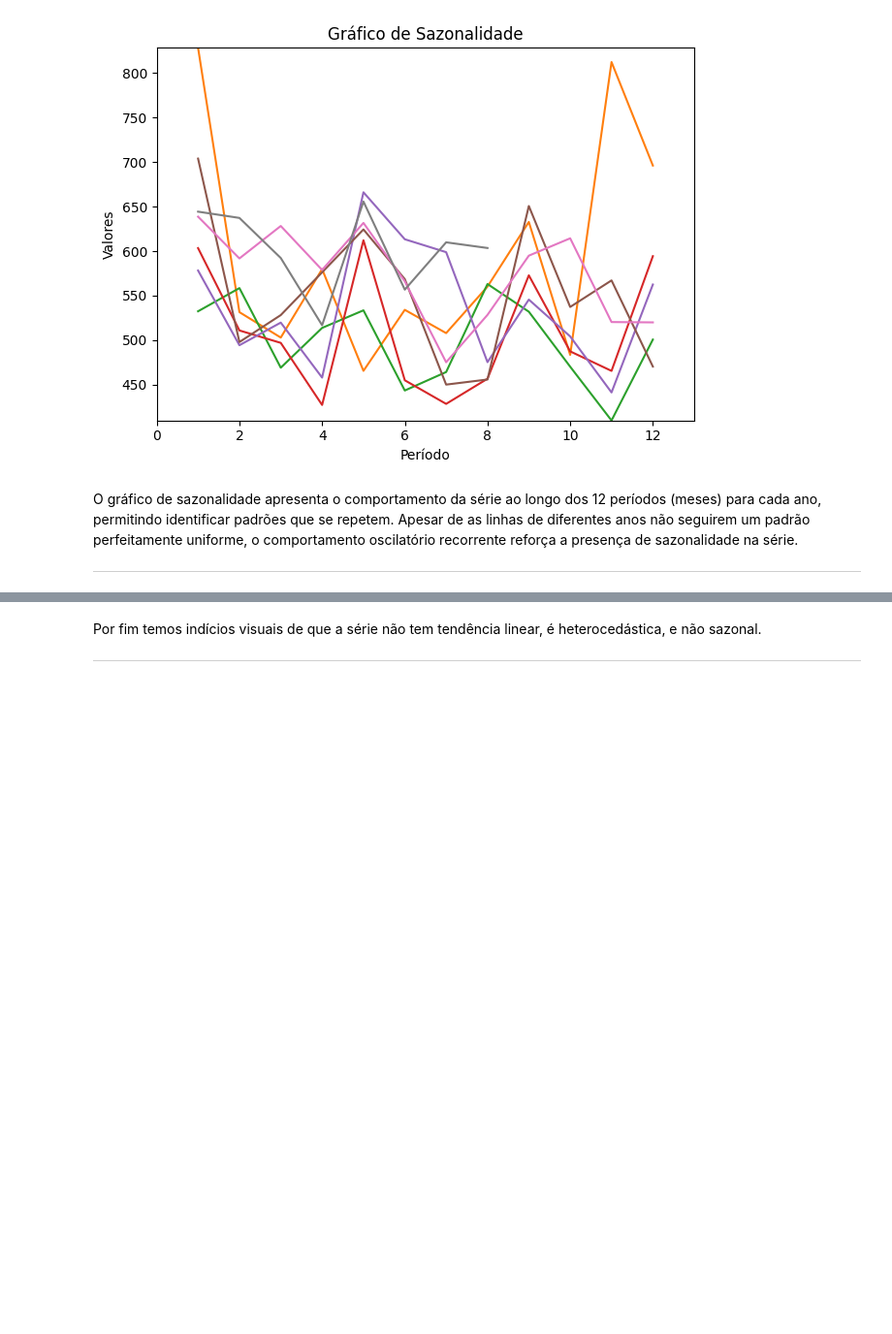
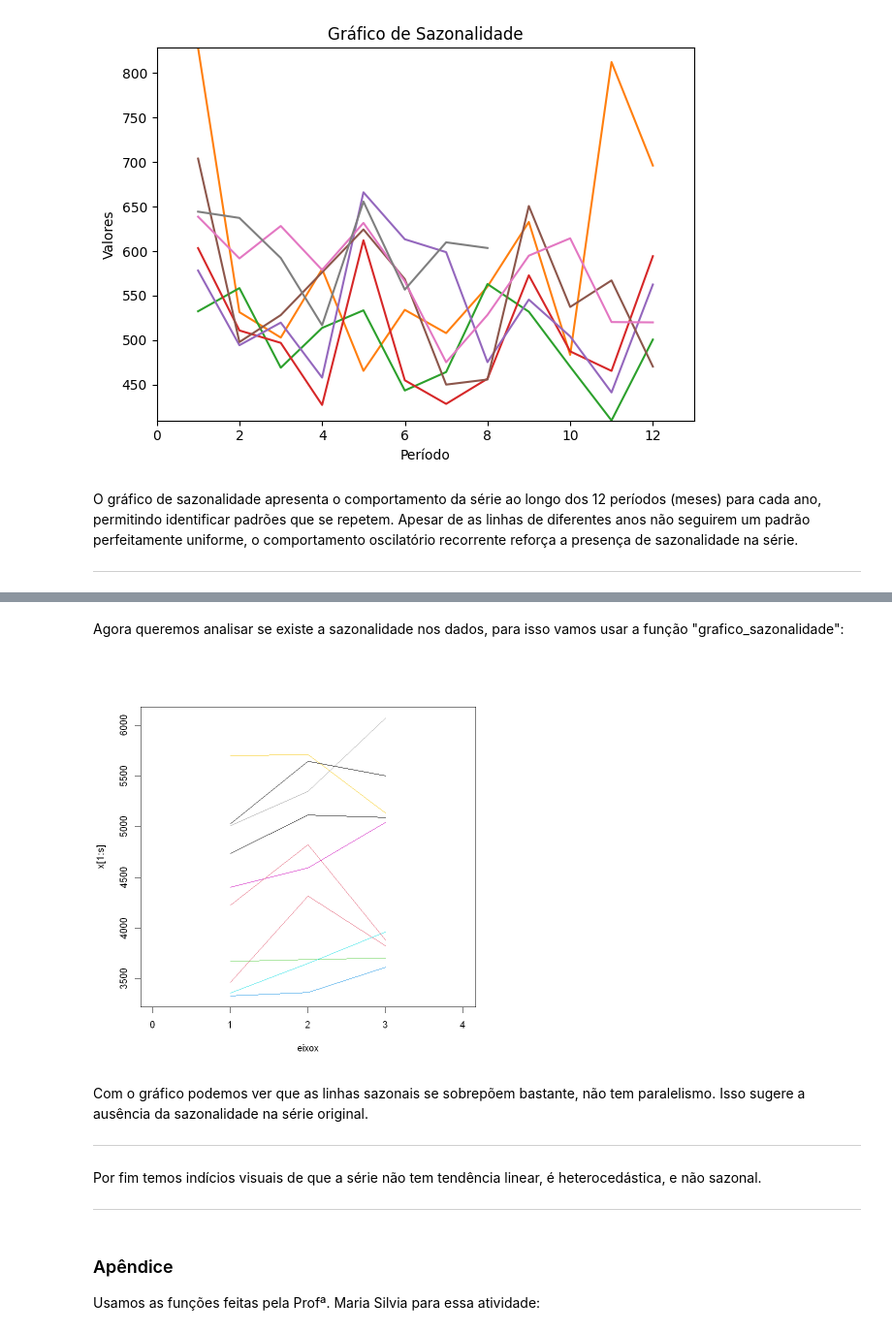
Before and after one commit to Marcehlin/Atividades-2026_1, a Jupyter notebook: Séries Temporais/Lista1 serie temporais.ipynb, the cells around one changed output, grey strips where cells are left out. Shown at 97% size. Saved outputs shown, nothing was run; the diff lists cells and outputs as text; code cells hidden in the pictures; blank space fills up the shorter version.

```diff
--- a/Séries Temporais/Lista1 serie temporais.ipynb
+++ b/Séries Temporais/Lista1 serie temporais.ipynb
@@ -306,9 +311,23 @@ Olhando o gráfico da diferença podemos dizer que a variabilidade não é const
 
 ---
+# %% [markdown]
+Agora queremos analisar se existe a sazonalidade nos dados, para isso vamos usar a função "grafico_sazonalidade":
+# %%
+grafico.sazonalidade(greves,3)
+# %% [output]
+[figure, added]
+# %% [markdown]
+Com o gráfico podemos ver que as linhas sazonais se sobrepõem bastante, não tem paralelismo. Isso sugere a ausência da sazonalidade na série original.
+
+---
 # %% [markdown]
 Por fim temos indícios visuais de que a série não tem tendência linear, é heterocedástica, e não sazonal.
 
 ---
+# %% [markdown]
+### Apêndice
+
+Usamos as funções feitas pela Profª. Maria Silvia para essa atividade:
 # %%
 media.amplitude<-function(x,k)
 {N<-length(x)
```
Also changed, not shown: parts of 17 cells of this notebook, 2 other files.
